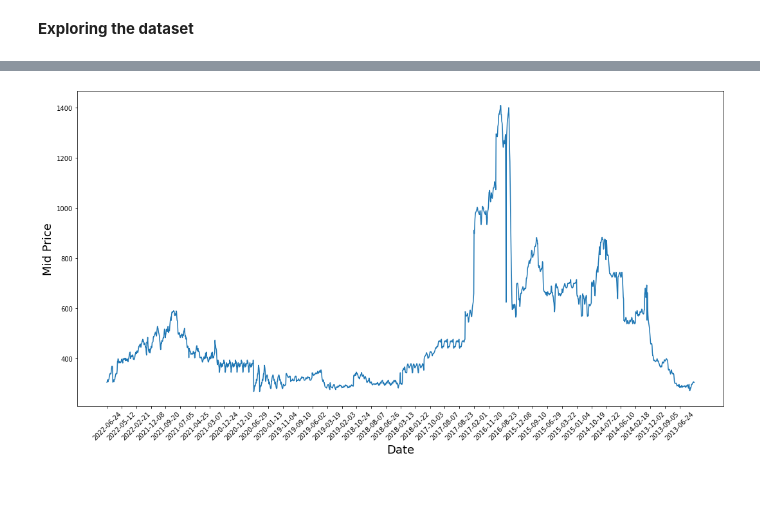
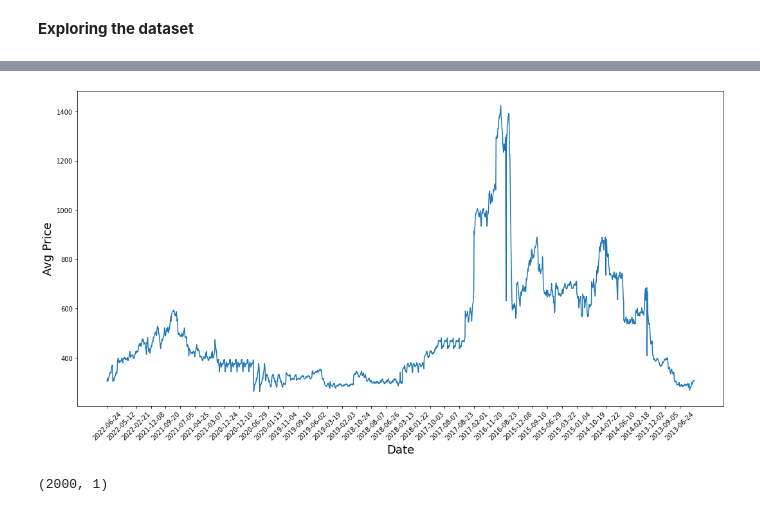
Before and after one commit to kiran-bhandari16/LSTM-Stock-Price-Prediciton, a Jupyter notebook: LSTM_Stock_Price_Prediction.ipynb, the cells around one changed output, grey strips where cells are left out. Drawn from its saved outputs; the diff is of its cells as text; code cells hidden in the pictures.

```diff
--- a/LSTM_Stock_Price_Prediction.ipynb
+++ b/LSTM_Stock_Price_Prediction.ipynb
@@ -73,6 +40,2 @@ data
 # %% [markdown]
 **Exploring the dataset**
-# %%
-x = data.set_index("Date",drop=True)
-x = x[["Open","Ltp"]]
-x
@@ -93,0 +42,4 @@ x
+# %%
+m = df.set_index("Date",drop=True)
+m = m[["High","Low"]]
+m
@@ -94,16 +61,22 @@ x
 # %%
-data["Open"] = data["Open"].str.replace(",","")
-open = data["Open"].apply(lambda x: float(x))
+df["Low"] = df["Low"].str.replace(",","")
+low = df["Low"].apply(lambda x: float(x))
 # %%
-data["Ltp"] = data["Ltp"].str.replace(",","")
-ltp = data["Ltp"].apply(lambda x: float(x))
+df["High"] = df["High"].str.replace(",","")
+high = df["High"].apply(lambda x: float(x))
 # %%
 #Data Visualization
 plt.figure(figsize = (18,9))
-plt.plot(range(data.shape[0]),(open + ltp)/2.0)
-plt.xticks(range(0,data.shape[0],50),data['Date'].loc[::50],rotation=45)
+plt.plot(range(df.shape[0]),(low + high)/2.0)
+plt.xticks(range(0,df.shape[0],50),df['Date'].loc[::50],rotation=45)
 plt.xlabel('Date',fontsize=18)
-plt.ylabel('Mid Price',fontsize=18)
+plt.ylabel('Avg Price',fontsize=18)
 plt.show()
 # %% [output]
-[figure, old version]
+[figure, new version]
+# %%
+open_df = df["Open"].values
+open_df = open_df.reshape(-1,1)
+open_df.shape
+# %% [output]
+(2000, 1)
```
Also changed, not shown: parts of 19 cells of this notebook.
